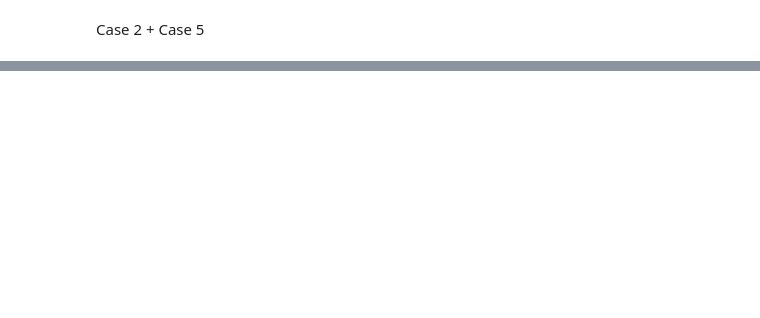
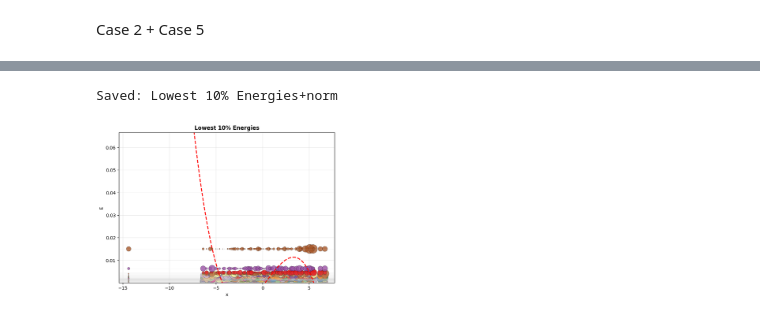
Before and after one commit to sohamnilvaze/HQAI_Research, a Jupyter notebook: qho-implementation.ipynb, the cells around one changed output, grey strips where cells are left out. Cells and saved outputs as stored; diff of their text form; code cells hidden in the pictures; blank space fills up the shorter version.

```diff
--- a/qho-implementation.ipynb
+++ b/qho-implementation.ipynb
@@ -2699,0 +2927,5 @@ NameError: name 'preds_te' is not defined
+# %%
+create_plot(recon_9,x[9],9)
+# %% [output]
+Saved: Lowest 10% Energies+norm
+[figure, added]
```
Also changed, not shown: parts of 13 cells of this notebook.
